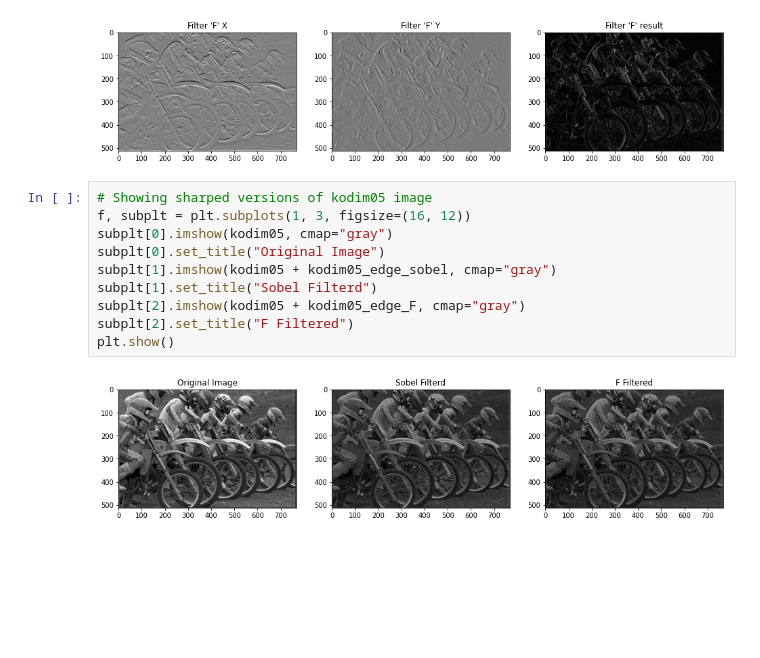
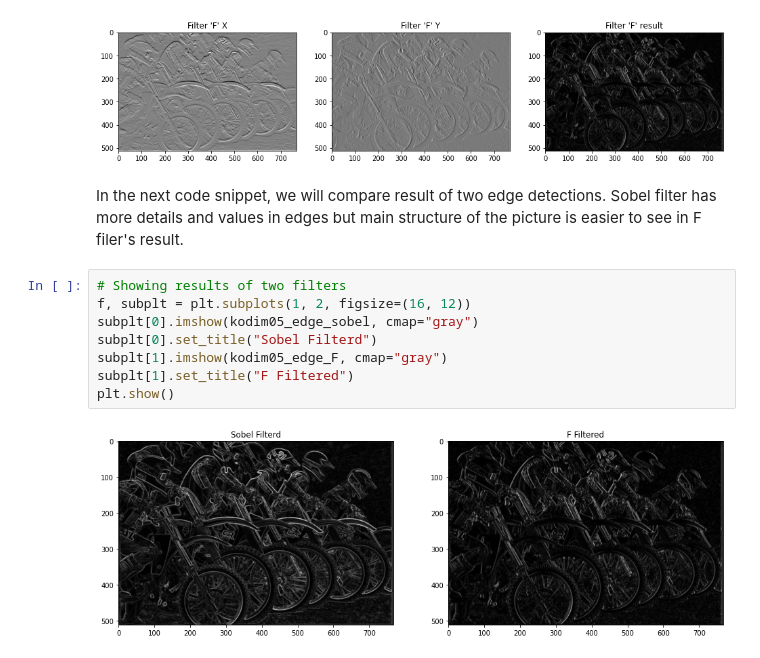
Before and after one commit to erfansobhaei/imgprcsings, a Jupyter notebook: part1/problem4/EdgeDetection&Enhancement.ipynb, the cells around one changed output. Drawn from its saved outputs; the diff is of its cells as text; blank space fills up the shorter version.

```diff
--- a/part1/problem4/EdgeDetection&Enhancement.ipynb
+++ b/part1/problem4/EdgeDetection&Enhancement.ipynb
@@ -185,15 +201,15 @@ subplt[2].set_title("Filter 'F' result")
 plt.show()
 # %% [output]
 [figure]
-# %%
-# Showing sharped versions of kodim05 image
-f, subplt = plt.subplots(1, 3, figsize=(16, 12))
-subplt[0].imshow(kodim05, cmap="gray")
-subplt[0].set_title("Original Image")
-subplt[1].imshow(kodim05 + kodim05_edge_sobel, cmap="gray")
-subplt[1].set_title("Sobel Filterd")
-subplt[2].imshow(kodim05 + kodim05_edge_F, cmap="gray")
-subplt[2].set_title("F Filtered")
-plt.show()
-# %% [output]
-[figure, removed]
+# %% [markdown]
+In the next code snippet, we will compare result of two edge detections. Sobel filter has more details and values in edges but main structure of the picture is easier to see in F filer's result.
+# %%
+# Showing results of two filters
+f, subplt = plt.subplots(1, 2, figsize=(16, 12))
+subplt[0].imshow(kodim05_edge_sobel, cmap="gray")
+subplt[0].set_title("Sobel Filterd")
+subplt[1].imshow(kodim05_edge_F, cmap="gray")
+subplt[1].set_title("F Filtered")
+plt.show()
+# %% [output]
+[figure, added]
```
Also changed, not shown: parts of 9 cells of this notebook.
